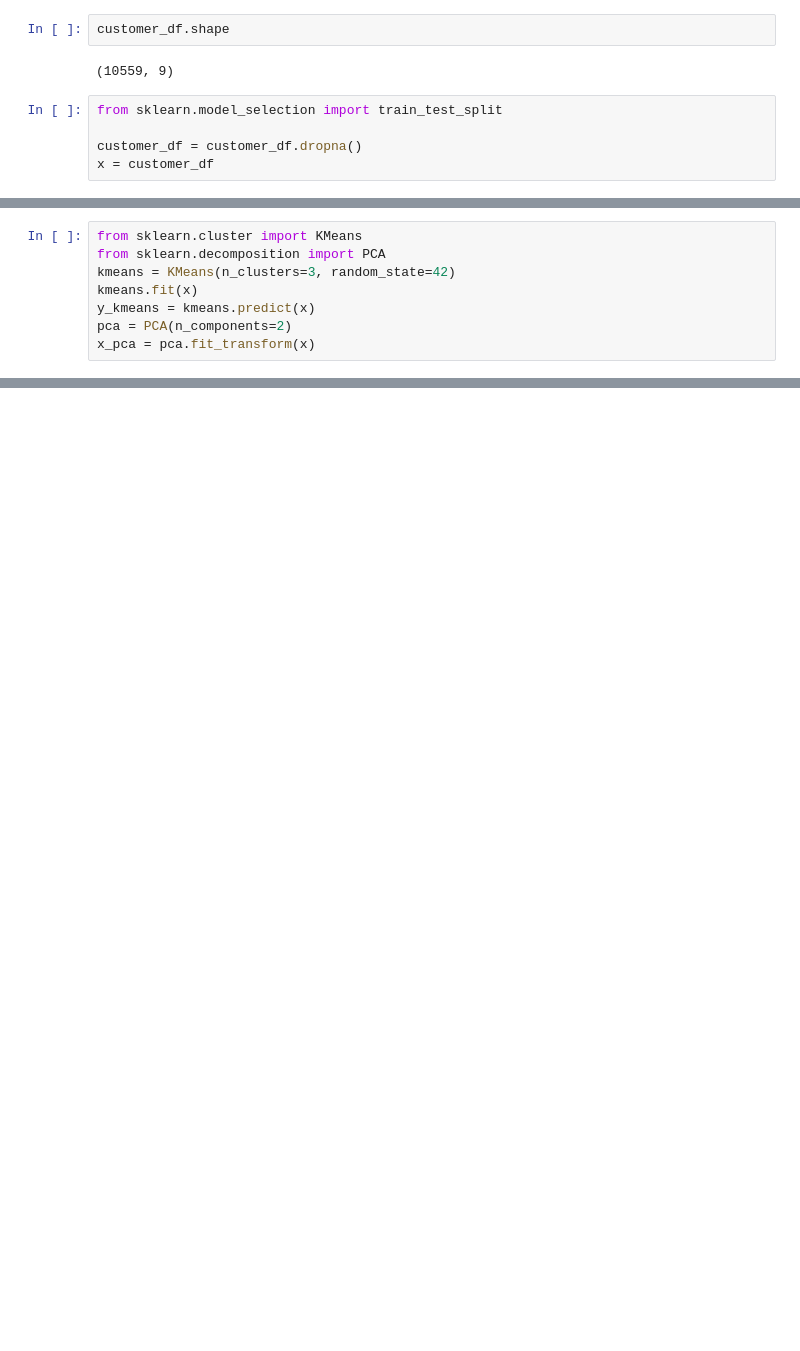
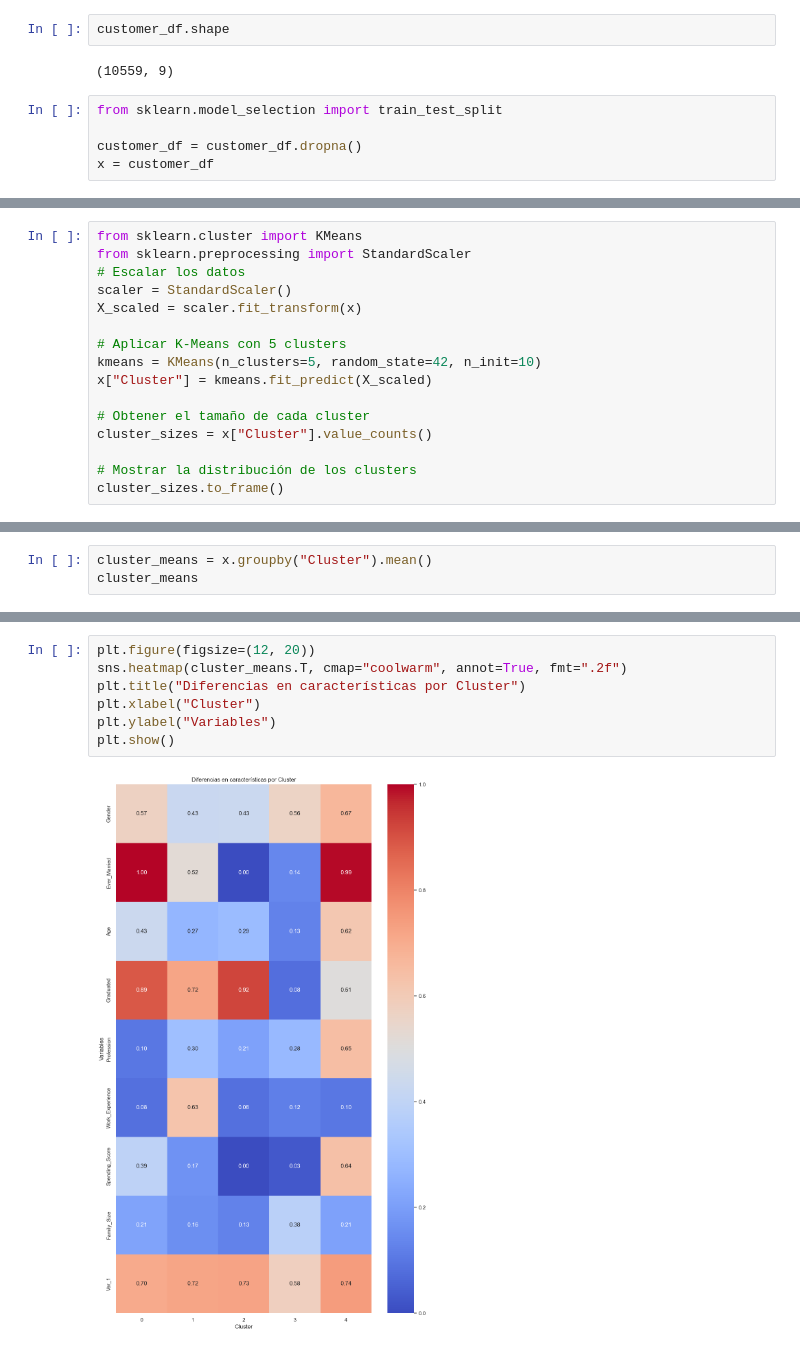
Before and after one commit to Daguerre45/Clustering, a Jupyter notebook: CasoPractico2/casoPractico_2.ipynb, the cells around one changed output, grey strips where cells are left out. Saved outputs shown, nothing was run; the diff lists cells and outputs as text; blank space fills up the shorter version.

```diff
--- a/CasoPractico2/casoPractico_2.ipynb
+++ b/CasoPractico2/casoPractico_2.ipynb
@@ -475,11 +475,3 @@ x.head()
 | 2 | 0.0 | 1.0 | 0.718310 | 0.0 | 0.000 | 0.000000 | 0.0 | 0.000 | ... |
 | 3 | 1.0 | 1.0 | 0.577465 | 0.0 | 0.750 | 0.785714 | 1.0 | 0.125 | ... |
 | 4 | 0.0 | 0.0 | 0.014085 | 0.0 | 0.875 | 0.071429 | 0.0 | 0.375 | ... |
-# %%
-from sklearn.cluster import KMeans
-from sklearn.decomposition import PCA
-kmeans = KMeans(n_clusters=3, random_state=42)
-kmeans.fit(x)
-y_kmeans = kmeans.predict(x)
-pca = PCA(n_components=2)
-x_pca = pca.fit_transform(x)
@@ -495,0 +529,16 @@ plt.show()
+# %%
+from sklearn.cluster import KMeans
+from sklearn.preprocessing import StandardScaler
+# Escalar los datos
+scaler = StandardScaler()
+X_scaled = scaler.fit_transform(x)
+
+# Aplicar K-Means con 5 clusters
+kmeans = KMeans(n_clusters=5, random_state=42, n_init=10)
+x["Cluster"] = kmeans.fit_predict(X_scaled)
+
+# Obtener el tamaño de cada cluster
+cluster_sizes = x["Cluster"].value_counts()
+
+# Mostrar la distribución de los clusters
+cluster_sizes.to_frame()
@@ -495,0 +553,3 @@ plt.show()
+# %%
+cluster_means = x.groupby("Cluster").mean()
+cluster_means
@@ -496,2 +564,11 @@ plt.show()
+# %%
+plt.figure(figsize=(12, 20))
+sns.heatmap(cluster_means.T, cmap="coolwarm", annot=True, fmt=".2f")
+plt.title("Diferencias en características por Cluster")
+plt.xlabel("Cluster")
+plt.ylabel("Variables")
+plt.show()
+# %% [output]
+[figure, added]
 # %%
 from sklearn.cluster import DBSCAN
```
Also changed, not shown: parts of 18 cells of this notebook.
